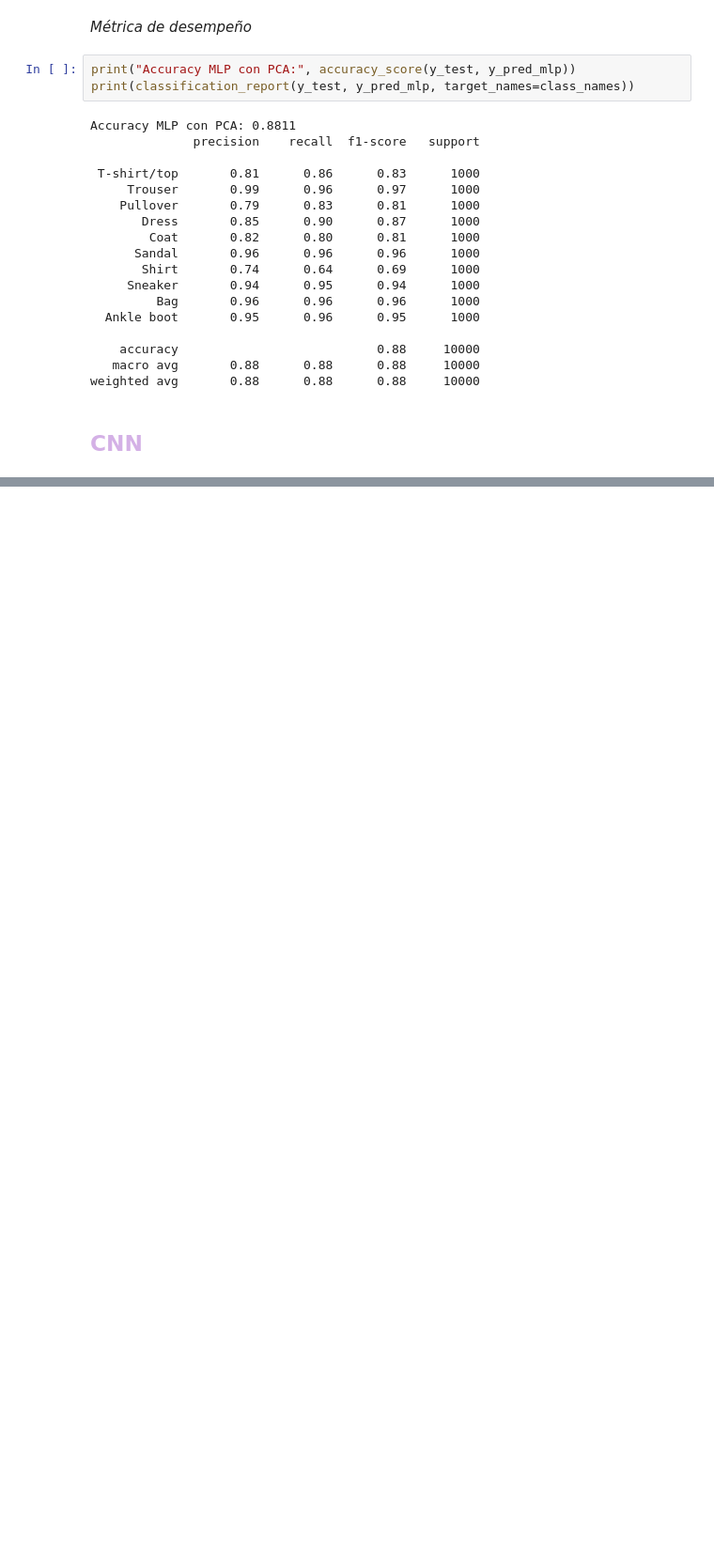
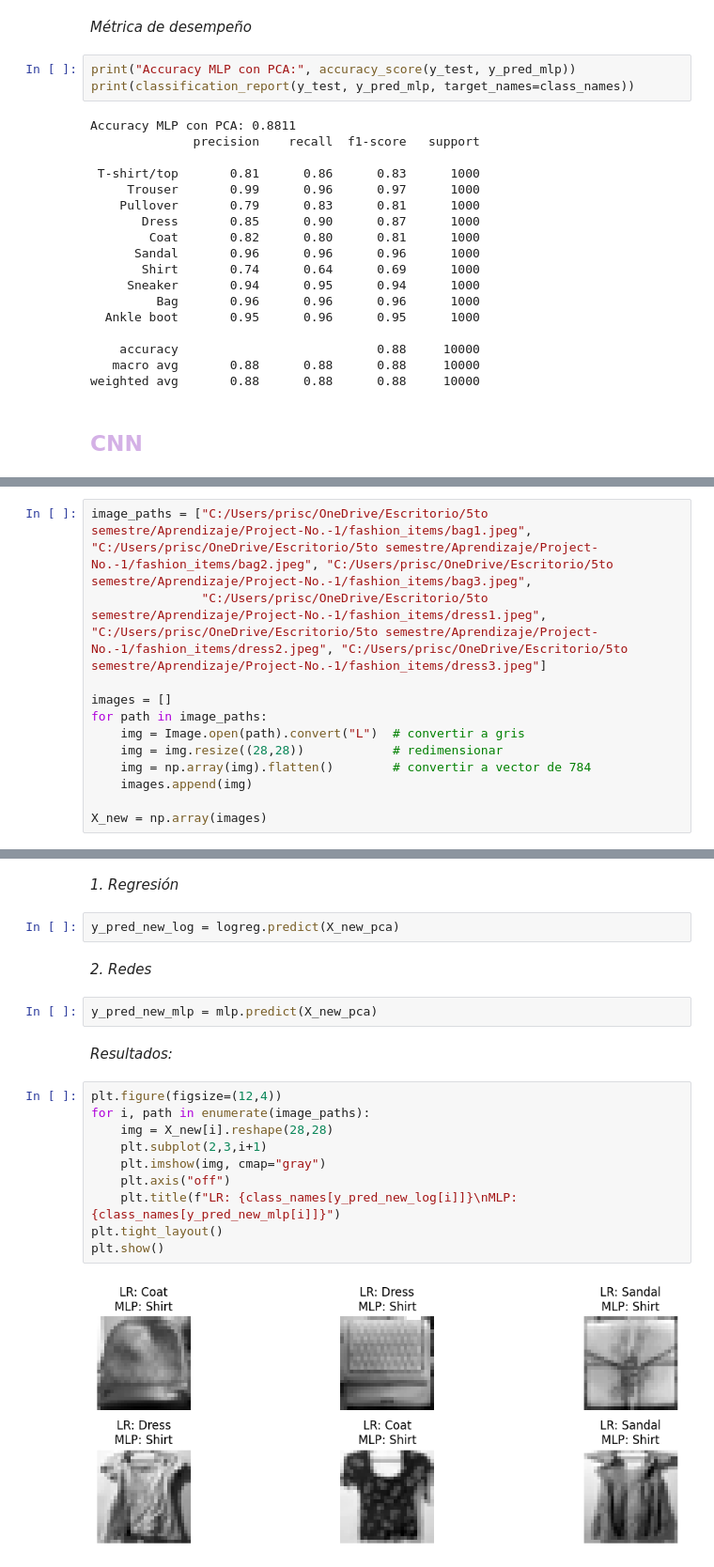
Before and after one commit to priscilacervantes25/Project-No.-1, a Jupyter notebook: Project1.ipynb, the cells around one changed output, grey strips where cells are left out. Shown at 94% size. Drawn from its saved outputs; the diff is of its cells as text; blank space fills up the shorter version.

```diff
--- a/Project1.ipynb
+++ b/Project1.ipynb
@@ -189,0 +195,12 @@ weighted avg       0.88      0.88      0.88     10000
+# %%
+image_paths = ["C:/Users/prisc/OneDrive/Escritorio/5to semestre/Aprendizaje/Project-No.-1/fashion_items/bag1.jpeg", "C:/Users/prisc/OneDrive/Escritorio/5to semestre/Aprendizaje/Project-No.-1/fashion_items/bag2.jpeg", "C:/Users/prisc/OneDrive/Escritorio/5to semestre/Aprendizaje/Project-No.-1/fashion_items/bag3.jpeg",
+               "C:/Users/prisc/OneDrive/Escritorio/5to semestre/Aprendizaje/Project-No.-1/fashion_items/dress1.jpeg", "C:/Users/prisc/OneDrive/Escritorio/5to semestre/Aprendizaje/Project-No.-1/fashion_items/dress2.jpeg", "C:/Users/prisc/OneDrive/Escritorio/5to semestre/Aprendizaje/Project-No.-1/fashion_items/dress3.jpeg"]
+
+images = []
+for path in image_paths:
+    img = Image.open(path).convert("L")  # convertir a gris
+    img = img.resize((28,28))            # redimensionar
+    img = np.array(img).flatten()        # convertir a vector de 784
+    images.append(img)
+
+X_new = np.array(images)
@@ -189,0 +217,22 @@ weighted avg       0.88      0.88      0.88     10000
+# %% [markdown]
+*1. Regresión*
+# %%
+y_pred_new_log = logreg.predict(X_new_pca)
+# %% [markdown]
+*2. Redes*
+# %%
+y_pred_new_mlp = mlp.predict(X_new_pca)
+# %% [markdown]
+*Resultados:*
+# %%
+plt.figure(figsize=(12,4))
+for i, path in enumerate(image_paths):
+    img = X_new[i].reshape(28,28)
+    plt.subplot(2,3,i+1)
+    plt.imshow(img, cmap="gray")
+    plt.axis("off")
+    plt.title(f"LR: {class_names[y_pred_new_log[i]]}\nMLP: {class_names[y_pred_new_mlp[i]]}")
+plt.tight_layout()
+plt.show()
+# %% [output]
+[figure, added]
```
Also changed, not shown: parts of 8 cells of this notebook, 6 other files.
